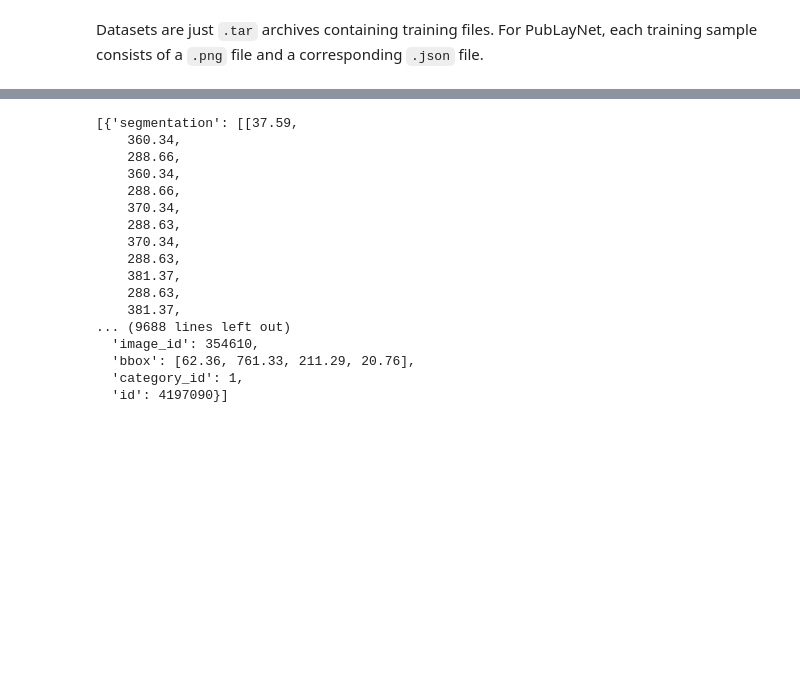
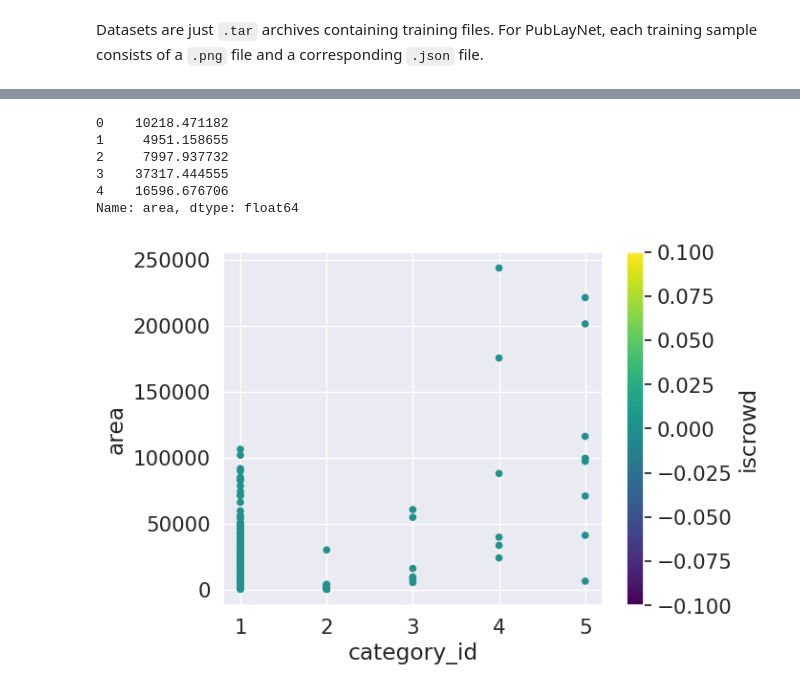
Before and after one commit to Abhishek92kumar/LJMU, a Jupyter notebook: exploring_PubLayNet_dataset.ipynb, the cells around one changed output, grey strips where cells are left out. Saved outputs shown, nothing was run; the diff lists cells and outputs as text; code cells hidden in the pictures; blank space fills up the shorter version.

```diff
--- a/exploring_PubLayNet_dataset.ipynb
+++ b/exploring_PubLayNet_dataset.ipynb
@@ -465,23 +485,3 @@ df.head()
 | 2 | [[319.07, 381.37, 557.61, 381.37,... | 7997.937732 | 0 | 346767 | [306.6, 381.37, 251.06, 41.24] | 1 | 3377126 |
 | 3 | [[319.07, 423.21, 557.62, 423.21,... | 37317.444555 | 0 | 346767 | [306.6, 423.21, 251.07, 156.33] | 1 | 3377127 |
 | 4 | [[319.07, 611.48, 557.65, 611.48,... | 16596.676706 | 0 | 346767 | [306.6, 611.48, 251.07, 72.65] | 1 | 3377128 |
-# %%
-dict['annotations']
-# %% [output]
-[{'segmentation': [[37.59,
-    360.34,
-    288.66,
-    360.34,
-    288.66,
-    370.34,
-    288.63,
-    370.34,
-    288.63,
-    381.37,
-    288.63,
-    381.37,
-... (9688 lines left out)
-  'image_id': 354610,
-  'bbox': [62.36, 761.33, 211.29, 20.76],
-  'category_id': 1,
-  'id': 4197090}]
@@ -487,0 +490,16 @@ dict['annotations']
+# %%
+df["area"].head()
+# %% [output]
+0    10218.471182
+1     4951.158655
+2     7997.937732
+3    37317.444555
+4    16596.676706
+Name: area, dtype: float64
+# %%
+ax2 = df.plot.scatter(x='category_id',
+                      y='area',
+                      c='iscrowd',
+                      colormap='viridis')
+# %% [output]
+[figure, added]
```
Also changed, not shown: parts of 22 cells of this notebook.
